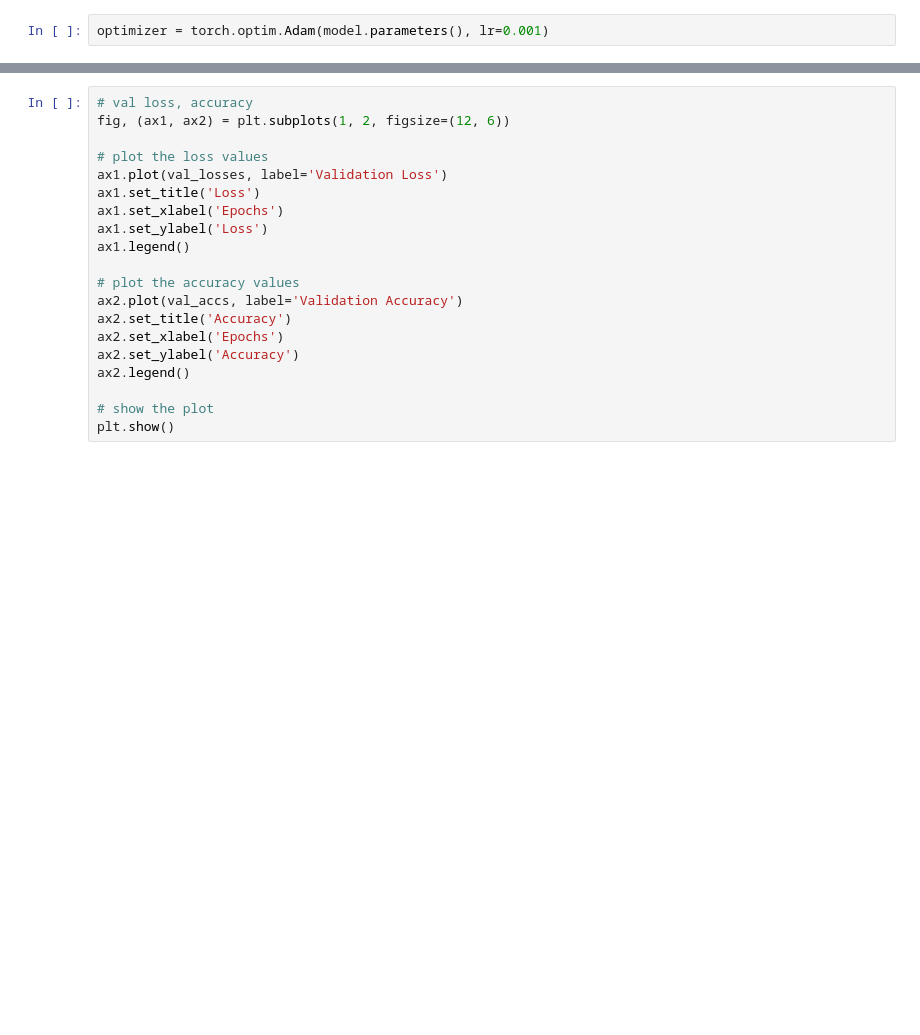
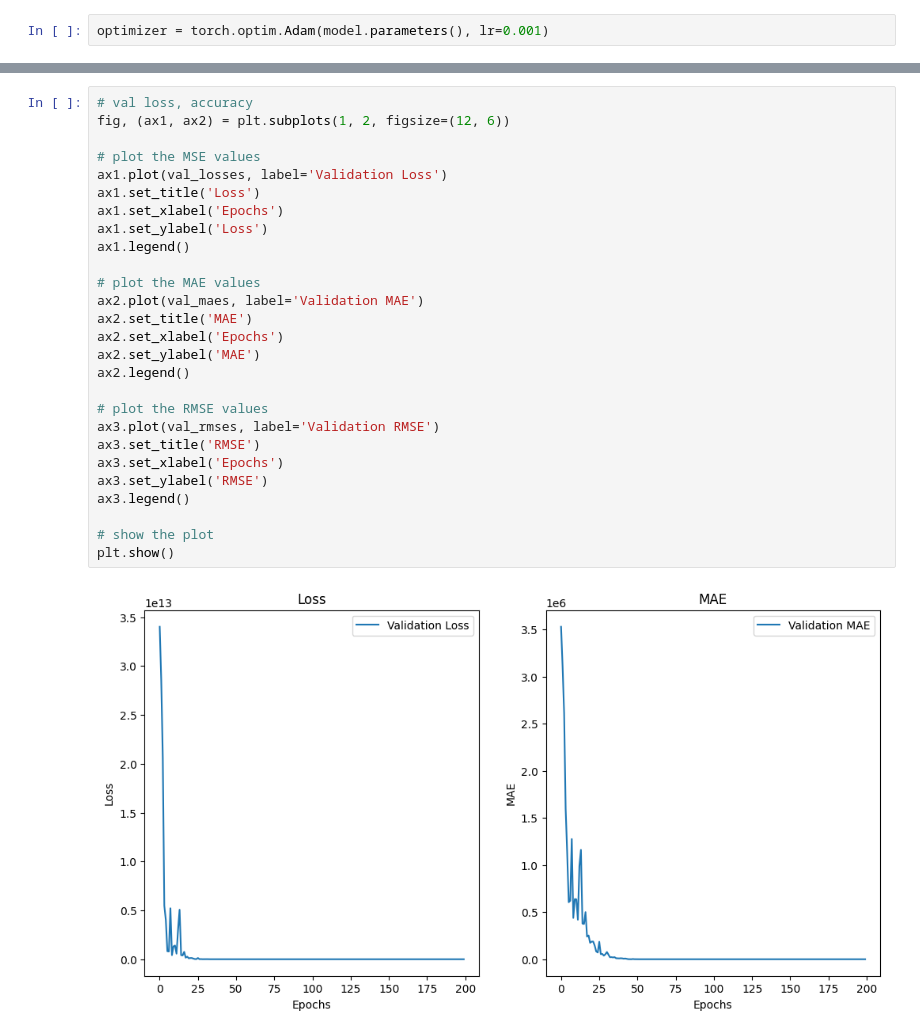
Before and after one commit to WYB929/2023_multicore_project, a Jupyter notebook: src/vanilla_net.ipynb, the cells around one changed output, grey strips where cells are left out. Cells and saved outputs as stored; diff of their text form; blank space fills up the shorter version.

```diff
--- a/src/vanilla_net.ipynb
+++ b/src/vanilla_net.ipynb
@@ -161,20 +202,29 @@ plt.show()
 # %%
 # val loss, accuracy
 fig, (ax1, ax2) = plt.subplots(1, 2, figsize=(12, 6))
 
-# plot the loss values
+# plot the MSE values
 ax1.plot(val_losses, label='Validation Loss')
 ax1.set_title('Loss')
 ax1.set_xlabel('Epochs')
 ax1.set_ylabel('Loss')
 ax1.legend()
 
-# plot the accuracy values
-ax2.plot(val_accs, label='Validation Accuracy')
-ax2.set_title('Accuracy')
+# plot the MAE values
+ax2.plot(val_maes, label='Validation MAE')
+ax2.set_title('MAE')
 ax2.set_xlabel('Epochs')
-ax2.set_ylabel('Accuracy')
+ax2.set_ylabel('MAE')
 ax2.legend()
+
+# plot the RMSE values
+ax3.plot(val_rmses, label='Validation RMSE')
+ax3.set_title('RMSE')
+ax3.set_xlabel('Epochs')
+ax3.set_ylabel('RMSE')
+ax3.legend()
 
 # show the plot
 plt.show()
+# %% [output]
+[figure, added]
```
Also changed, not shown: parts of 7 cells of this notebook.
